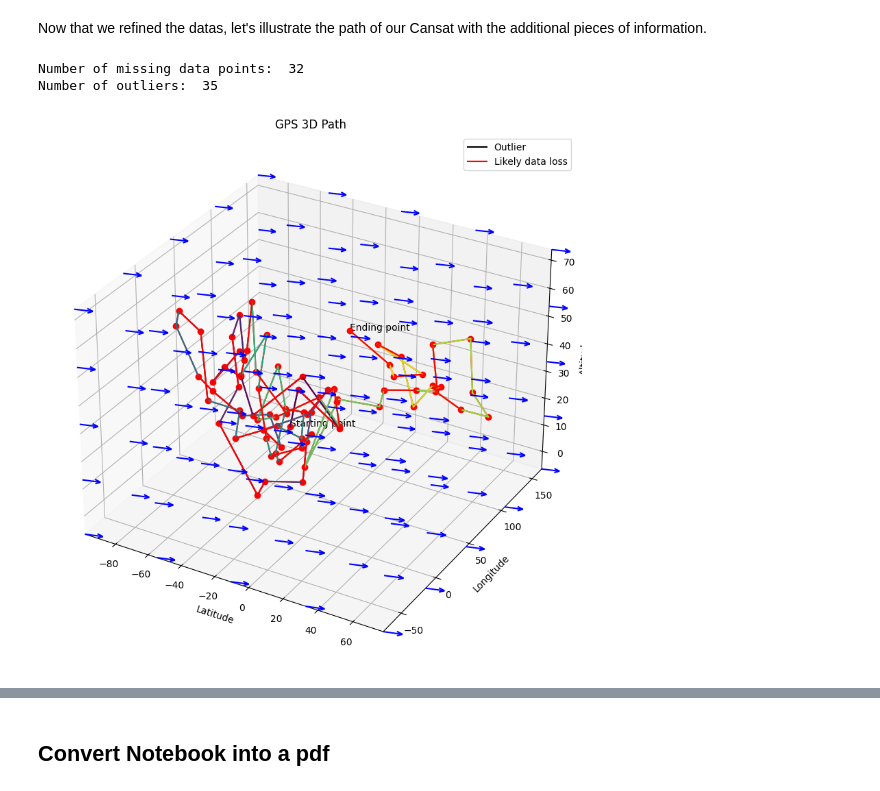
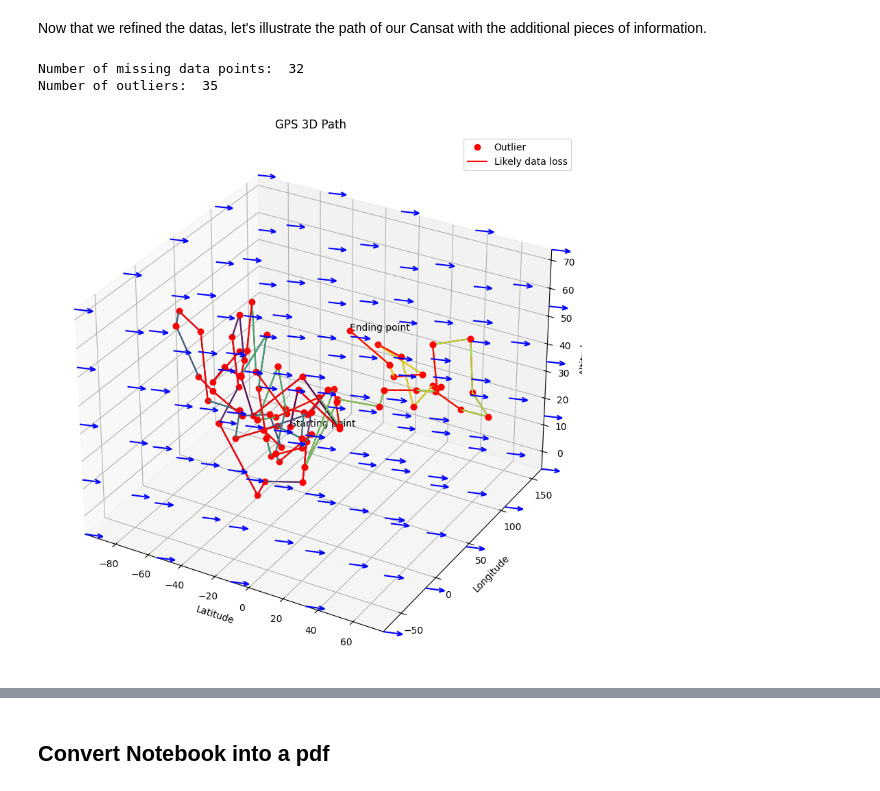
Before and after one commit to KarmaDemon/MGZ-CanSat-Ground-station, a Jupyter notebook: Visualization.ipynb, the cells around one changed output, grey strips where cells are left out. Saved outputs shown, nothing was run; the diff lists cells and outputs as text; code cells hidden in the pictures.

```diff
--- a/Visualization.ipynb
+++ b/Visualization.ipynb
@@ -414,11 +415,15 @@ try:
         axs[0].set_ylabel('Temperature')
         axs[0].set_title('BMP280 Refined Temperature Data')
         for i, bmp in enumerate(bmp280[1:], start=1):
-            if bmp.missing_data:
+            if bmp.missing_data: #weird
                 axs[0].plot([bmp280[i-1].time, bmp.time], [bmp280[i-1].temperature, bmp.temperature], '-', color='red', label='Likely data loss' if first_time else '')
                 first_time = False
+            if bmp.is_outlier: #weird stuff
+                axs[0].plot([bmp.time], [bmp.temperature], 'o', color='green', label='Outlier' if first_time_outlier else '')
+                first_time_outlier = False
         axs[0].legend()
         first_time = True
+        first_time_outlier = True
 
         axs[1].plot([bmp.time for bmp in bmp280 if not bmp.is_outlier], [bmp.pressure for bmp in bmp280 if not bmp.is_outlier], '-')
         axs[1].set_xlabel('Time')
@@ -428,12 +433,15 @@ try:
             if bmp.missing_data:
                 axs[1].plot([bmp280[i-1].time, bmp.time], [bmp280[i-1].pressure, bmp.pressure], '-', color='red', label='Likely data loss' if first_time else '')
                 first_time = False
+            if bmp.is_outlier:
+                axs[0].plot([bmp.time], [bmp.pressure], 'o', color='green', label='Outlier' if first_time_outlier else '')
+                first_time_outlier = False
         axs[1].legend()
         first_time = True
         first_time_outlier = True
 
         # Visualize height data(comparing bmp280 and gps with different colors)
-        axs[2].plot([bmp.time for bmp in bmp280 if not bmp.is_outlier], [bmp.height for bmp in bmp280 if not bmp.is_outlier], '-', color='blue', label='BMP280')
+        axs[2].plot([bmp.time for bmp in bmp280 if not bmp.is_outlier], [bmp.height for bmp in bmp280 if not bmp.is_outlier], '-', label='BMP280')
         axs[2].plot([gps.time for gps in gpses if not gps.is_outlier], [gps.altitude for gps in gpses if not gps.is_outlier], '-', color='black', label='GPS')
         axs[2].set_xlabel('Time')
         axs[2].set_ylabel('Height')
@@ -443,7 +451,7 @@ try:
                 axs[2].plot([bmp280[i-1].time, bmp.time], [bmp280[i-1].height, bmp.height], '-', color='red', label='Likely data loss' if first_time else '')
                 first_time = False
             if bmp.is_outlier:
-                axs[2].plot([bmp.time], [bmp.height], 'o', color='green', label='Outlier' if first_time else '')
+                axs[2].plot([bmp.time], [bmp.height], 'o', color='green', label='Outlier' if first_time_outlier else '')
                 first_time_outlier = False
         for i, gps in enumerate(gpses[1:], start=1):
             if gps.missing_data:
@@ -551,12 +559,27 @@ wind_speeds = np.linalg.norm(wind_velocities, axis=1)
 wind_directions = np.arctan2(wind_velocities[:, 1], wind_velocities[:, 0])
 
 # Calculate the average wind speed and direction
-average_wind_speed = np.mean(wind_speeds)
-average_wind_direction = np.mean(wind_directions)
+average_wind_speed: float = np.mean(wind_speeds)
+average_wind_direction: float = np.mean(wind_directions)
 
 # Convert the average wind direction from radians to degrees
 average_wind_direction_degrees = np.degrees(average_wind_direction)
 
-print("Average Wind Speed:", average_wind_speed, "m/s")
-print("Average Wind Direction (degrees):", average_wind_direction_degrees)
+print("Average Wind Speed:", round(average_wind_speed, 3), "m/s")
+print("Average Wind Direction (degrees):", round(average_wind_direction_degrees, 3))
+
+# Comparing the wind speed with the official data
+official_wind_speed = official_datas["wind_speeds"][0]
+print("Official Wind Speed:", official_wind_speed, "m/s")
+if 0 <= average_wind_speed - official_wind_speed < 3:
+    print("Our measured wind speed is slightly higher than the official data.")
+elif 0 > average_wind_speed - official_wind_speed > -3 :
+    print("Our measured wind speed is slightly lower than the official data.")
+elif average_wind_speed - official_wind_speed >= 3:
+    print("Our measured wind speed is significantly higher than the official data.")
+elif average_wind_speed - official_wind_speed <= -3:
+    print("Our measured wind speed is significantly lower than the official data.")
+
+# Remove unnescessary variables
+del timestamps, x, y, positions, velocities, drag_forces, acceleration_due_to_drag, wind_velocities, wind_speeds
 # %% [output]
@@ -567,8 +591,8 @@ Average Wind Direction (degrees): 21.88791440930145
 # %% [markdown]
 Now that we refined the datas, let's illustrate the path of our Cansat with the additional pieces of information.
 # %%
-average_wind_speed = 10
-
+if TEST_DATA_MODE:
+    average_wind_speed = 10
 try:
     first_time = True
     first_time_outlier = True
@@ -611,35 +635,32 @@ try:
         ax.text(gpses[-1].latitude, gpses[-1].longitude, gpses[-1].altitude, 'Ending point', size=10, zorder=1, color='k')
         ax.set_xlim(min_lat - 0.1 * (max_lat - min_lat), max_lat + 0.1 * (max_lat - min_lat))
         ax.set_ylim(min_lon - 0.1 * (max_lon - min_lon), max_lon + 0.1 * (max_lon - min_lon))
         ax.set_zlim(min_alt - 0.1 * (max_alt - min_alt), max_alt + 0.1 * (max_alt - min_alt))
         ax.set_xlabel('Latitude')
         ax.set_ylabel('Longitude')
         ax.set_zlabel('Altitude')
         ax.set_title('GPS 3D Path')
 
-        """wind_speeds_3d = np.column_stack((wind_speeds[:-1] * np.cos(wind_directions[:-1]), wind_speeds[:-1] * np.sin(wind_directions[:-1]), np.zeros_like(wind_speeds[:-1])))
-        ax.quiver([gps.latitude for gps in gpses[:-1]], [gps.longitude for gps in gpses[:-1]], [gps.altitude for gps in gpses[:-1]], wind_speeds_3d[:, 0], wind_speeds_3d[:, 1], wind_speeds_3d[:, 2], color='blue', length=0.1, normalize=True)
-"""
         for i, gps in enumerate(gpses[1:], start=1):
             if gps.missing_data:
                 ax.plot([gpses[i-1].latitude, gps.latitude], [gpses[i-1].longitude, gps.longitude], [gpses[i-1].altitude, gps.altitude], '-', color='red', label='Likely data loss' if first_time else '')
                 first_time = False
             if gps.is_outlier:
-                ax.plot([gps.latitude], [gps.longitude], [gps.altitude], '-', color='black', label='Outlier' if first_time_outlier else '')
+                ax.plot([gps.latitude], [gps.longitude], [gps.altitude], 'o', color='red', label='Outlier' if first_time_outlier else '')
                 first_time_outlier = False
         plt.legend()
         try:
             if os.path.exists('graphs/pngs/GPS_3D_refined.png'):
                 os.remove('graphs/pngs/GPS_3D_refined.png')
             plt.savefig('graphs/pngs/GPS_3D_refined.png', format='png')
             with open('graphs/pkls/GPS_3D_refined.pkl', 'wb') as file:
                 pickle.dump(fig, file)
         except Exception as e:
             logger.error(f"Error saving the GPS data: {e}")
         plt.show()
 except Exception as e:
     logger.error(f"Error visualizing data: {e}")
 # %% [output]
 Number of missing data points:  32
 Number of outliers:  35
-[figure, old version]
+[figure, new version]
```
Also changed, not shown: parts of 7 cells of this notebook, 17 other files.
